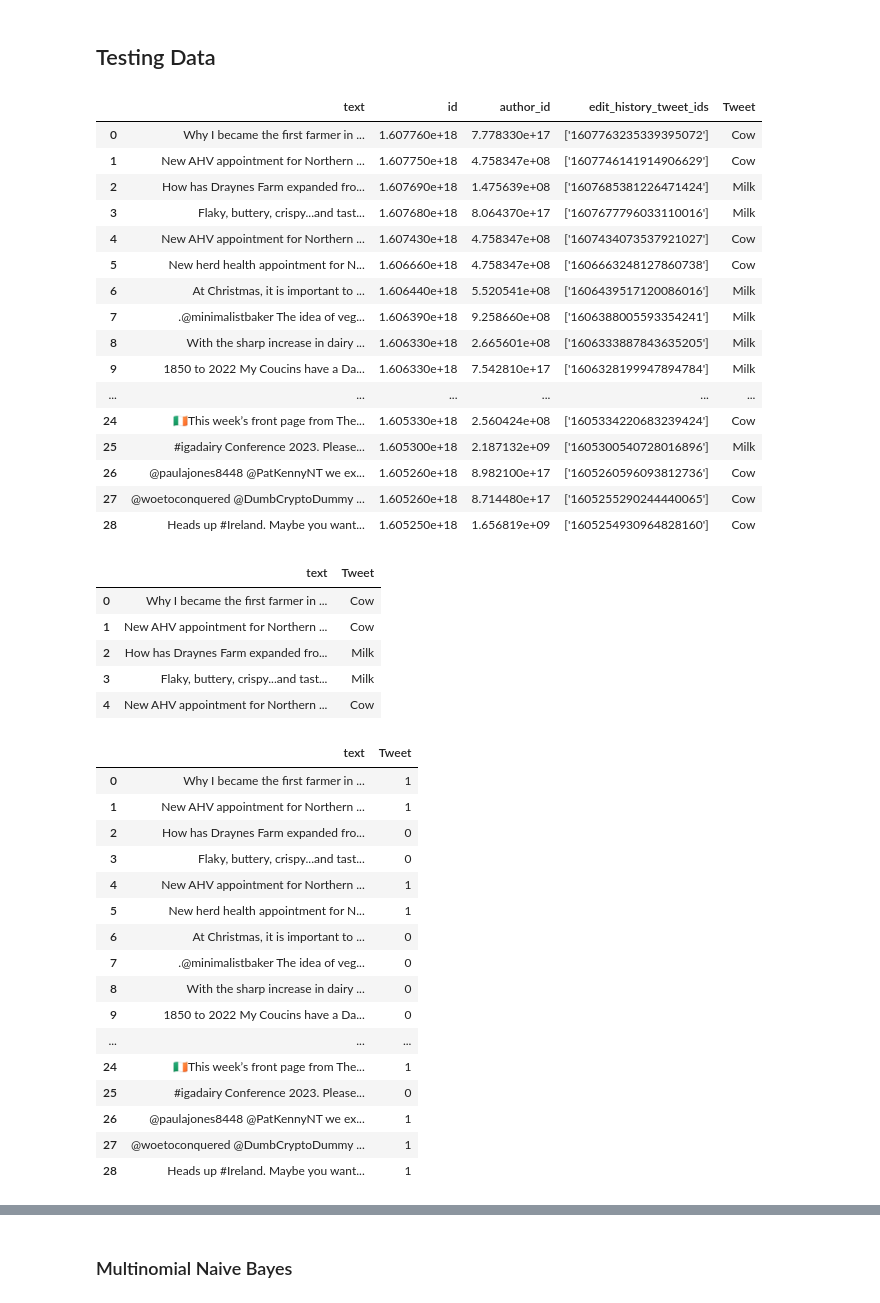
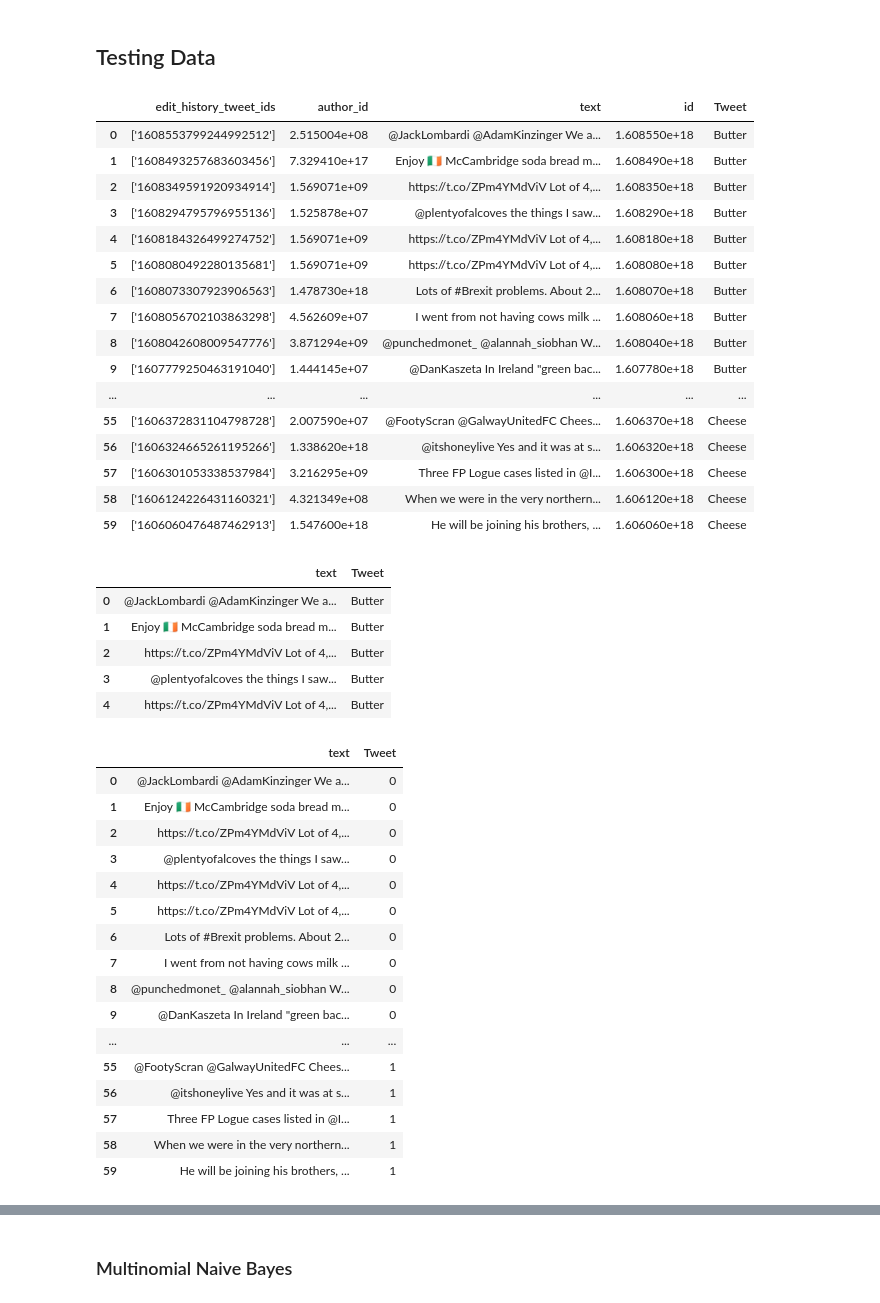
Before and after one commit to kftsurat/Assessment-2, a Jupyter notebook: Sentiment Analysis (part 2)-c and b.ipynb, the cells around one changed output, grey strips where cells are left out. Drawn from its saved outputs; the diff is of its cells as text; code cells hidden in the pictures.

```diff
--- a/Sentiment Analysis (part 2)-c and b.ipynb
+++ b/Sentiment Analysis (part 2)-c and b.ipynb
@@ -204,58 +195,58 @@ This table shows how many times a particular word occurs in document. In other w
 # %% [markdown]
 ## Testing Data
 # %%
-test_docs = pd.read_csv('Dairy_ie.csv')
+test_docs = pd.read_csv('Butter_Cheese_Tweets_test.csv')
 test_docs
 # %% [output]
-|  | text | id | author_id | edit_history_tweet_ids | Tweet |
-| 0 | Why I became the first farmer in ... | 1.607760e+18 | 7.778330e+17 | ['1607763235339395072'] | Cow |
-| 1 | New AHV appointment for Northern ... | 1.607750e+18 | 4.758347e+08 | ['1607746141914906629'] | Cow |
-| 2 | How has Draynes Farm expanded fro... | 1.607690e+18 | 1.475639e+08 | ['1607685381226471424'] | Milk |
-| 3 | Flaky, buttery, crispy...and tast... | 1.607680e+18 | 8.064370e+17 | ['1607677796033110016'] | Milk |
-| 4 | New AHV appointment for Northern ... | 1.607430e+18 | 4.758347e+08 | ['1607434073537921027'] | Cow |
-| 5 | New herd health appointment for N... | 1.606660e+18 | 4.758347e+08 | ['1606663248127860738'] | Cow |
-| 6 | At Christmas, it is important to ... | 1.606440e+18 | 5.520541e+08 | ['1606439517120086016'] | Milk |
-| 7 | .@minimalistbaker The idea of veg... | 1.606390e+18 | 9.258660e+08 | ['1606388005593354241'] | Milk |
-| 8 | With the sharp increase in dairy ... | 1.606330e+18 | 2.665601e+08 | ['1606333887843635205'] | Milk |
-| 9 | 1850 to 2022 My Coucins have a Da... | 1.606330e+18 | 7.542810e+17 | ['1606328199947894784'] | Milk |
+|  | edit_history_tweet_ids | author_id | text | id | Tweet |
+| 0 | ['1608553799244992512'] | 2.515004e+08 | @JackLombardi @AdamKinzinger We a... | 1.608550e+18 | Butter |
+| 1 | ['1608493257683603456'] | 7.329410e+17 | Enjoy 🇮🇪 McCambridge soda bread m... | 1.608490e+18 | Butter |
+| 2 | ['1608349591920934914'] | 1.569071e+09 | https://t.co/ZPm4YMdViV Lot of 4,... | 1.608350e+18 | Butter |
+| 3 | ['1608294795796955136'] | 1.525878e+07 | @plentyofalcoves the things I saw... | 1.608290e+18 | Butter |
+| 4 | ['1608184326499274752'] | 1.569071e+09 | https://t.co/ZPm4YMdViV Lot of 4,... | 1.608180e+18 | Butter |
+| 5 | ['1608080492280135681'] | 1.569071e+09 | https://t.co/ZPm4YMdViV Lot of 4,... | 1.608080e+18 | Butter |
+| 6 | ['1608073307923906563'] | 1.478730e+18 | Lots of #Brexit problems. About 2... | 1.608070e+18 | Butter |
+| 7 | ['1608056702103863298'] | 4.562609e+07 | I went from not having cows milk ... | 1.608060e+18 | Butter |
+| 8 | ['1608042608009547776'] | 3.871294e+09 | @punchedmonet_ @alannah_siobhan W... | 1.608040e+18 | Butter |
+| 9 | ['1607779250463191040'] | 1.444145e+07 | @DanKaszeta In Ireland "green bac... | 1.607780e+18 | Butter |
 | ... | ... | ... | ... | ... | ... |
-| 24 | 🇮🇪This week’s front page from The... | 1.605330e+18 | 2.560424e+08 | ['1605334220683239424'] | Cow |
-| 25 | #igadairy Conference 2023. Please... | 1.605300e+18 | 2.187132e+09 | ['1605300540728016896'] | Milk |
-| 26 | @paulajones8448 @PatKennyNT we ex... | 1.605260e+18 | 8.982100e+17 | ['1605260596093812736'] | Cow |
-| 27 | @woetoconquered @DumbCryptoDummy ... | 1.605260e+18 | 8.714480e+17 | ['1605255290244440065'] | Cow |
-| 28 | Heads up #Ireland. Maybe you want... | 1.605250e+18 | 1.656819e+09 | ['1605254930964828160'] | Cow |
+| 55 | ['1606372831104798728'] | 2.007590e+07 | @FootyScran @GalwayUnitedFC Chees... | 1.606370e+18 | Cheese |
+| 56 | ['1606324665261195266'] | 1.338620e+18 | @itshoneylive Yes and it was at s... | 1.606320e+18 | Cheese |
+| 57 | ['1606301053338537984'] | 3.216295e+09 | Three FP Logue cases listed in @I... | 1.606300e+18 | Cheese |
+| 58 | ['1606124226431160321'] | 4.321349e+08 | When we were in the very northern... | 1.606120e+18 | Cheese |
+| 59 | ['1606060476487462913'] | 1.547600e+18 | He will be joining his brothers, ... | 1.606060e+18 | Cheese |
 # %%
 test_docs.drop(["id", "author_id", "edit_history_tweet_ids"], axis=1, inplace = True)
 test_docs.head()
 # %% [output]
 |  | text | Tweet |
-| 0 | Why I became the first farmer in ... | Cow |
-| 1 | New AHV appointment for Northern ... | Cow |
-| 2 | How has Draynes Farm expanded fro... | Milk |
-| 3 | Flaky, buttery, crispy...and tast... | Milk |
-| 4 | New AHV appointment for Northern ... | Cow |
+| 0 | @JackLombardi @AdamKinzinger We a... | Butter |
+| 1 | Enjoy 🇮🇪 McCambridge soda bread m... | Butter |
+| 2 | https://t.co/ZPm4YMdViV Lot of 4,... | Butter |
+| 3 | @plentyofalcoves the things I saw... | Butter |
+| 4 | https://t.co/ZPm4YMdViV Lot of 4,... | Butter |
 # %%
 # convert label to a numerical variable
-test_docs['Tweet'] = test_docs.Tweet.map({'Milk':0, 'Cow':1})
+test_docs['Tweet'] = test_docs.Tweet.map({'Butter':0, 'Cheese':1})
 test_docs
 # %% [output]
 |  | text | Tweet |
-| 0 | Why I became the first farmer in ... | 1 |
-| 1 | New AHV appointment for Northern ... | 1 |
-| 2 | How has Draynes Farm expanded fro... | 0 |
-| 3 | Flaky, buttery, crispy...and tast... | 0 |
-| 4 | New AHV appointment for Northern ... | 1 |
-| 5 | New herd health appointment for N... | 1 |
-| 6 | At Christmas, it is important to ... | 0 |
-| 7 | .@minimalistbaker The idea of veg... | 0 |
-| 8 | With the sharp increase in dairy ... | 0 |
-| 9 | 1850 to 2022 My Coucins have a Da... | 0 |
+| 0 | @JackLombardi @AdamKinzinger We a... | 0 |
+| 1 | Enjoy 🇮🇪 McCambridge soda bread m... | 0 |
+| 2 | https://t.co/ZPm4YMdViV Lot of 4,... | 0 |
+| 3 | @plentyofalcoves the things I saw... | 0 |
+| 4 | https://t.co/ZPm4YMdViV Lot of 4,... | 0 |
+| 5 | https://t.co/ZPm4YMdViV Lot of 4,... | 0 |
+| 6 | Lots of #Brexit problems. About 2... | 0 |
+| 7 | I went from not having cows milk ... | 0 |
+| 8 | @punchedmonet_ @alannah_siobhan W... | 0 |
+| 9 | @DanKaszeta In Ireland "green bac... | 0 |
 | ... | ... | ... |
-| 24 | 🇮🇪This week’s front page from The... | 1 |
-| 25 | #igadairy Conference 2023. Please... | 0 |
-| 26 | @paulajones8448 @PatKennyNT we ex... | 1 |
-| 27 | @woetoconquered @DumbCryptoDummy ... | 1 |
-| 28 | Heads up #Ireland. Maybe you want... | 1 |
+| 55 | @FootyScran @GalwayUnitedFC Chees... | 1 |
+| 56 | @itshoneylive Yes and it was at s... | 1 |
+| 57 | Three FP Logue cases listed in @I... | 1 |
+| 58 | When we were in the very northern... | 1 |
+| 59 | He will be joining his brothers, ... | 1 |
 # %%
 test_numpy_array = test_docs.values
 X_test = test_numpy_array[:,0]
```
Also changed, not shown: parts of 17 cells of this notebook, 36 other files.
